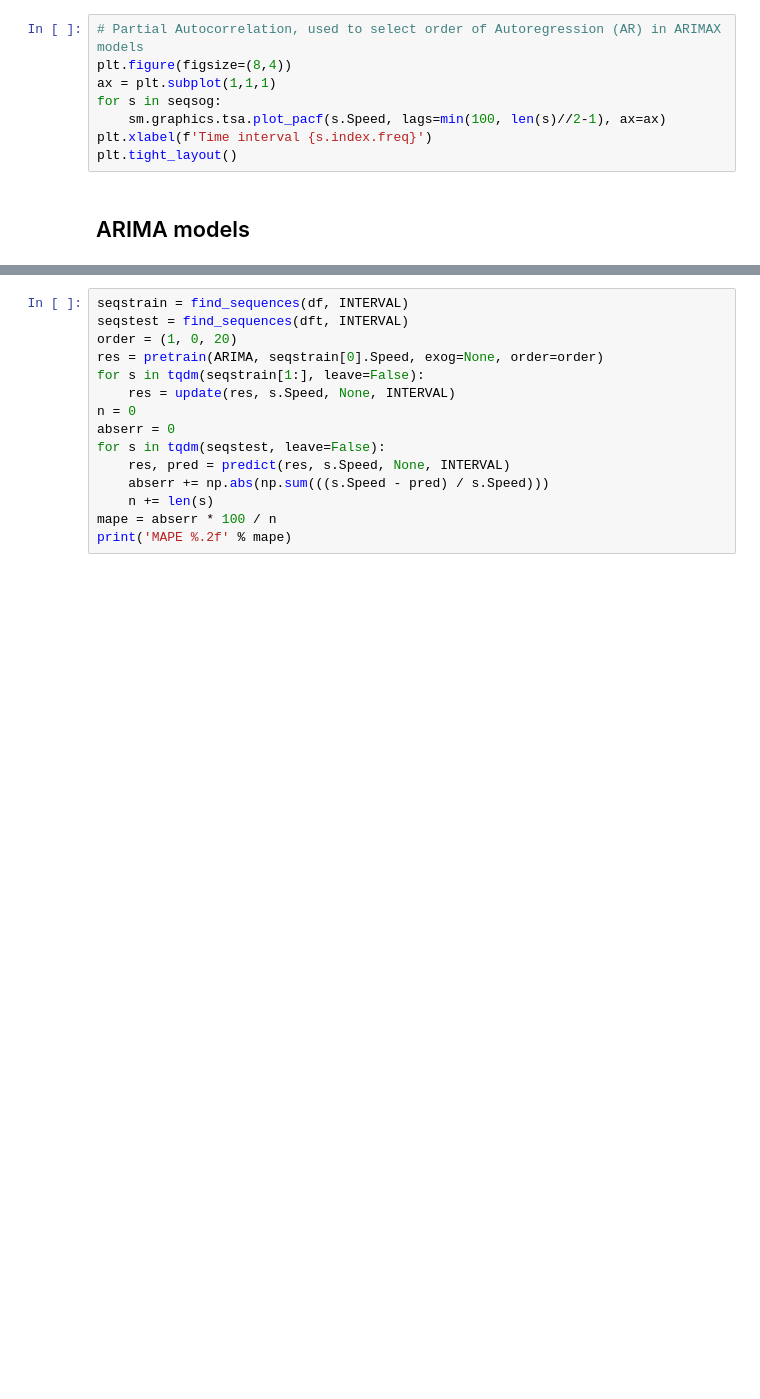
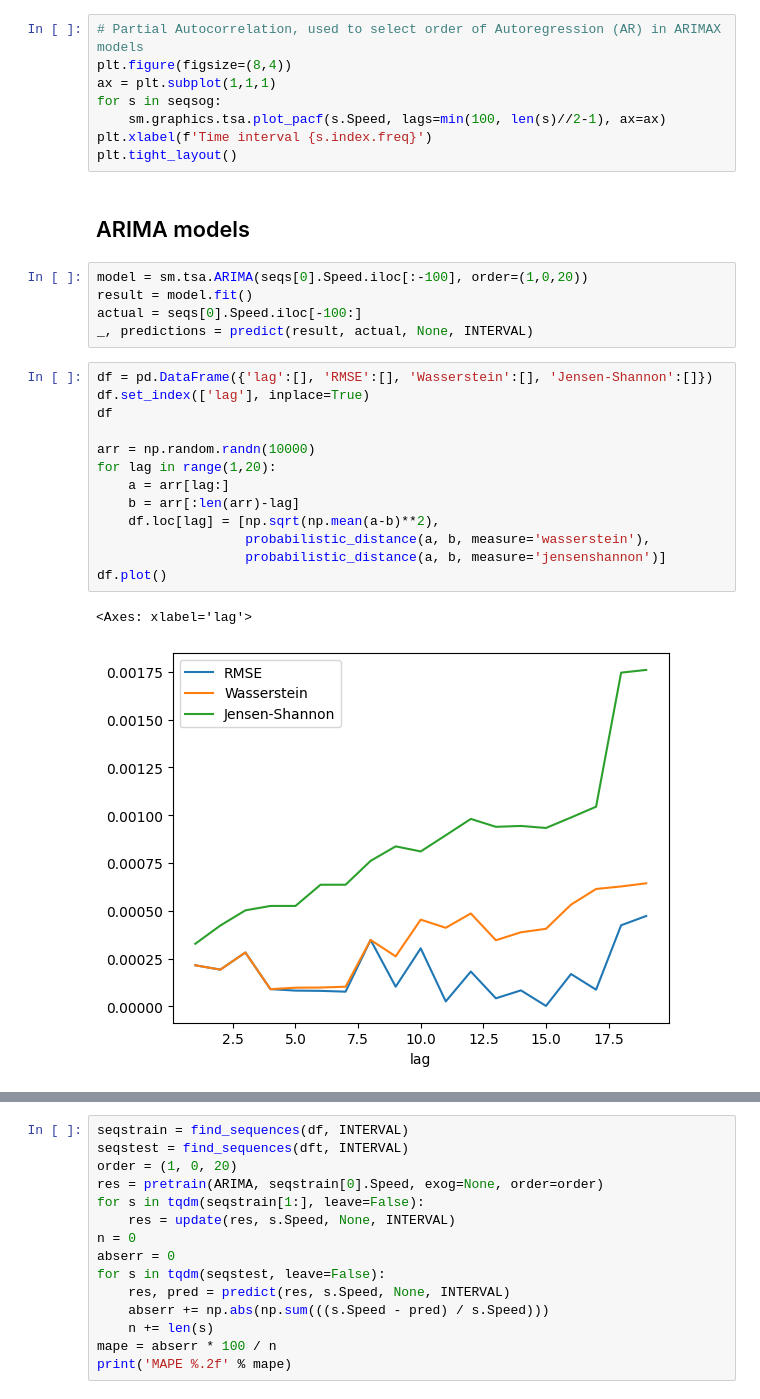
Before and after one commit to hazrmard/wind-pred, a Jupyter notebook: ERDC.ipynb, the cells around one changed output, grey strips where cells are left out. Saved outputs shown, nothing was run; the diff lists cells and outputs as text; blank space fills up the shorter version.

```diff
--- a/ERDC.ipynb
+++ b/ERDC.ipynb
@@ -105,3 +111,24 @@ plt.xlabel(f'Time interval {s.index.freq}')
 plt.tight_layout()
 # %% [markdown]
 ## ARIMA models
+# %%
+model = sm.tsa.ARIMA(seqs[0].Speed.iloc[:-100], order=(1,0,20))
+result = model.fit()
+actual = seqs[0].Speed.iloc[-100:]
+_, predictions = predict(result, actual, None, INTERVAL)
+# %%
+df = pd.DataFrame({'lag':[], 'RMSE':[], 'Wasserstein':[], 'Jensen-Shannon':[]})
+df.set_index(['lag'], inplace=True)
+df
+
+arr = np.random.randn(10000)
+for lag in range(1,20):
+    a = arr[lag:]
+    b = arr[:len(arr)-lag]
+    df.loc[lag] = [np.sqrt(np.mean(a-b)**2),
+                   probabilistic_distance(a, b, measure='wasserstein'),
+                   probabilistic_distance(a, b, measure='jensenshannon')]
+df.plot()
+# %% [output]
+<Axes: xlabel='lag'>
+[figure, added]
```
Also changed, not shown: parts of 43 cells of this notebook, 1 other file.
